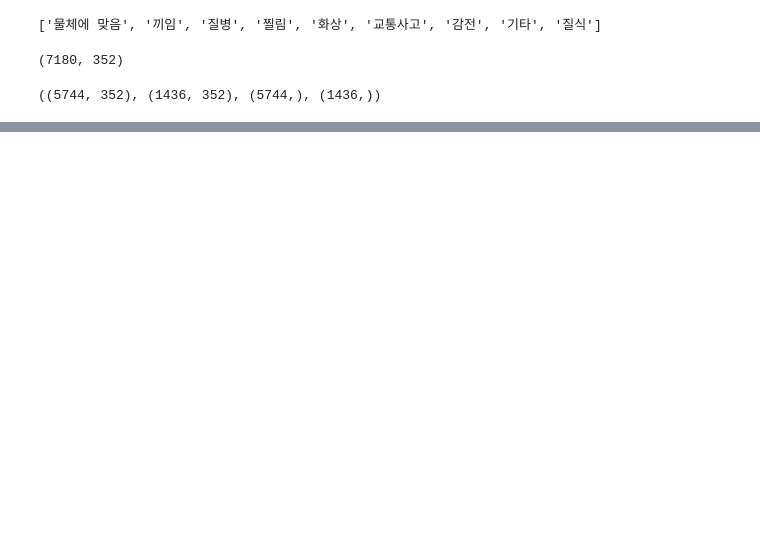
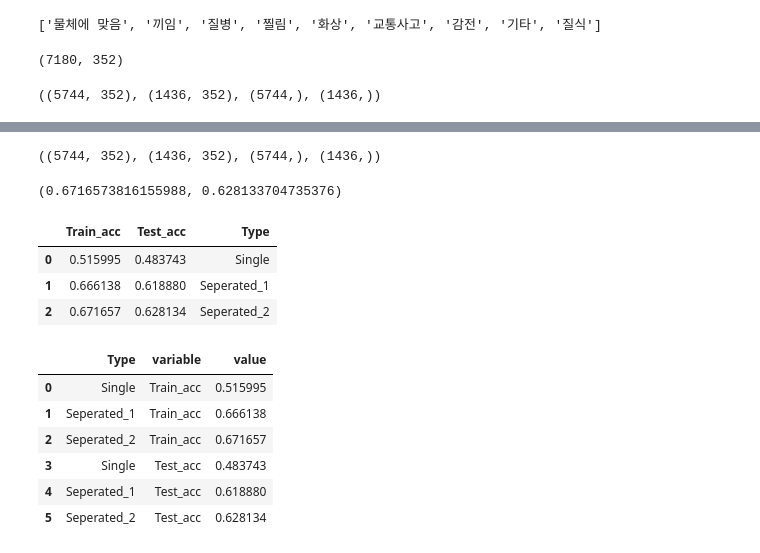
Before and after one commit to hyk2202/mega_final_project, a Jupyter notebook: Python scripts/종속변수나눠서돌린거.ipynb, the cells around one changed output, grey strips where cells are left out. Drawn from its saved outputs; the diff is of its cells as text; code cells hidden in the pictures; blank space fills up the shorter version.

```diff
--- a/Python scripts/종속변수나눠서돌린거.ipynb
+++ b/Python scripts/종속변수나눠서돌린거.ipynb
@@ -770,0 +866,7 @@ XGBClassifier(base_score=None, booster=None, callbacks=None,
+# %%
+x = my_dummies(df5.drop(['인적사고','기온','시간'],axis=1),'요일', '공휴일여부', '오전오후',
+       '공공/민간 구분', '날씨',  '공종_대분류', '공종_중분류', '사고객체_대분류',
+       '사고객체_중분류', '작업프로세스', '장소_대분류', '장소_중분류', '부위_대분류', '부위_중분류',
+       '사고원인_주원인', '사고신고사유_부상', '사고신고사유_사망', '사고신고사유_물적', '시', '전체공사비',
+       '해당공종_공사비', '안전관리계획', '설계안전성검토')
+y = my_labelling(df5[['인적사고']],'인적사고')
@@ -770,0 +875,9 @@ XGBClassifier(base_score=None, booster=None, callbacks=None,
+# %%
+x_train,x_test,y_train,y_test = my_train_test_split(x,'인적사고')
+x_train.shape, x_test.shape, y_train.shape, y_test.shape
+# %% [output]
+((5744, 352), (1436, 352), (5744,), (1436,))
+# %%
+model_sep2.score(x_train, y_train), model_sep2.score(x_test, y_test)
+# %% [output]
+(0.6716573816155988, 0.628133704735376)
@@ -770,0 +888,18 @@ XGBClassifier(base_score=None, booster=None, callbacks=None,
+# %%
+result_df
+# %% [output]
+|  | Train_acc | Test_acc | Type |
+| 0 | 0.515995 | 0.483743 | Single |
+| 1 | 0.666138 | 0.618880 | Seperated_1 |
+| 2 | 0.671657 | 0.628134 | Seperated_2 |
+# %%
+result_df2 = result_df.melt(id_vars = 'Type', value_vars = ['Train_acc', 'Test_acc'])
+result_df2
+# %% [output]
+|  | Type | variable | value |
+| 0 | Single | Train_acc | 0.515995 |
+| 1 | Seperated_1 | Train_acc | 0.666138 |
+| 2 | Seperated_2 | Train_acc | 0.671657 |
+| 3 | Single | Test_acc | 0.483743 |
+| 4 | Seperated_1 | Test_acc | 0.618880 |
+| 5 | Seperated_2 | Test_acc | 0.628134 |
```
Also changed, not shown: parts of 22 cells of this notebook, 2 other files.
